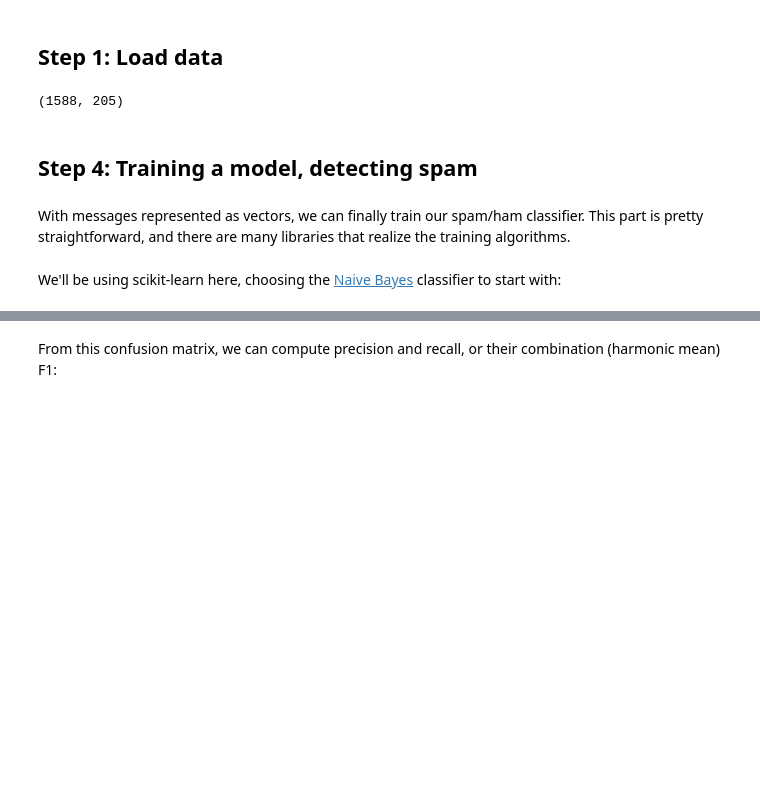
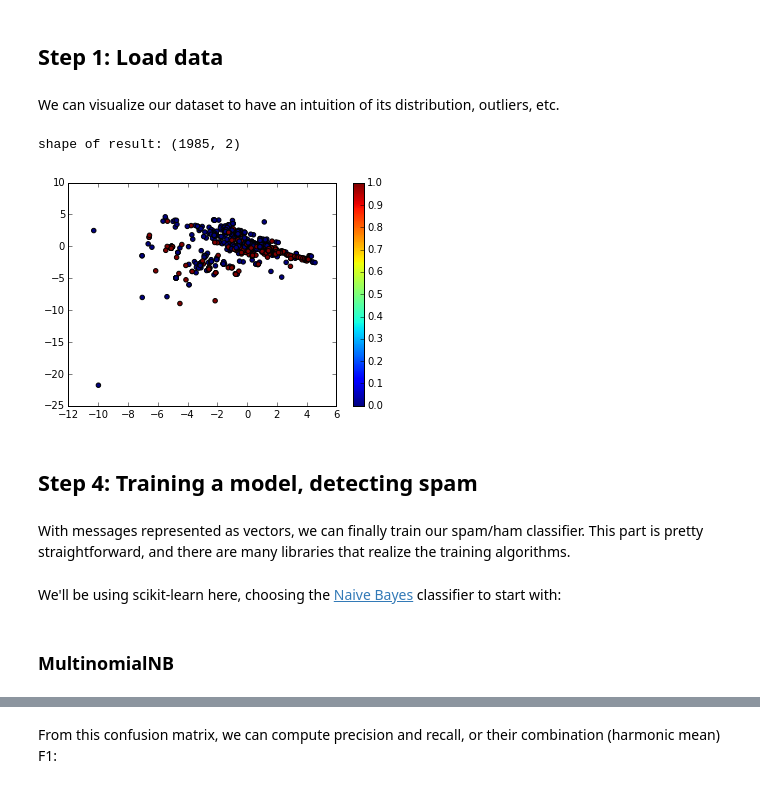
Before and after one commit to pablocelayes/spamfilter, a Jupyter notebook: spam_filter.ipynb, the cells around one changed output, grey strips where cells are left out. Cells and saved outputs as stored; diff of their text form; code cells hidden in the pictures; blank space fills up the shorter version.

```diff
--- a/spam_filter.ipynb
+++ b/spam_filter.ipynb
@@ -20,15 +17,40 @@ from sklearn.learning_curve import learning_curve
 ## Step 1: Load data
 # %%
 from dataset import load_or_create_dataset
-dataset = load_or_create_dataset(scaled=False)
-X_train, X_test, y_train, y_test = dataset
-X_train.shape
+X, y = load_or_create_dataset(scaled=True, categorical=True)
+X_train, X_test, y_train, y_test = train_test_split(X, y, test_size=0.15)
-# %% [output]
-(1588, 205)
+# %% [markdown]
+We can visualize our dataset to have an intuition of its distribution, outliers, etc.
+# %%
+from sklearn.decomposition import PCA
+
+# instantiate the model
+model = PCA(n_components=2)
+
+# fit the model: notice we don't pass the labels!
+model.fit(X)
+
+# transform the data to two dimensions
+X_PCA = model.transform(X)
+print ("shape of result:", X_PCA.shape)
+
+# plot the results along with the labels
+fig, ax = plt.subplots()
+im = ax.scatter(X_PCA[:, 0],
+                X_PCA[:, 1],
+#                X_PCA[:, 2],
+                c=y)
+fig.colorbar(im);
+# %% [output]
+shape of result: (1985, 2)
+[figure, added]
 # %% [markdown]
 ## Step 4: Training a model, detecting spam
 # %% [markdown]
-With messages represented as vectors, we can finally train our spam/ham classifier. This part is pretty straightforward, and there are many libraries that realize the training algorithms.
+With messages represented as vectors, we can finally train our spam/ham classifier.
+This part is pretty straightforward, and there are many libraries that realize the training algorithms.
 # %% [markdown]
 We'll be using scikit-learn here, choosing the [Naive Bayes](http://en.wikipedia.org/wiki/Naive_Bayes_classifier) classifier to start with:
+# %% [markdown]
+### MultinomialNB
 # %%
```
Also changed, not shown: parts of 27 cells of this notebook, 8 other files.
